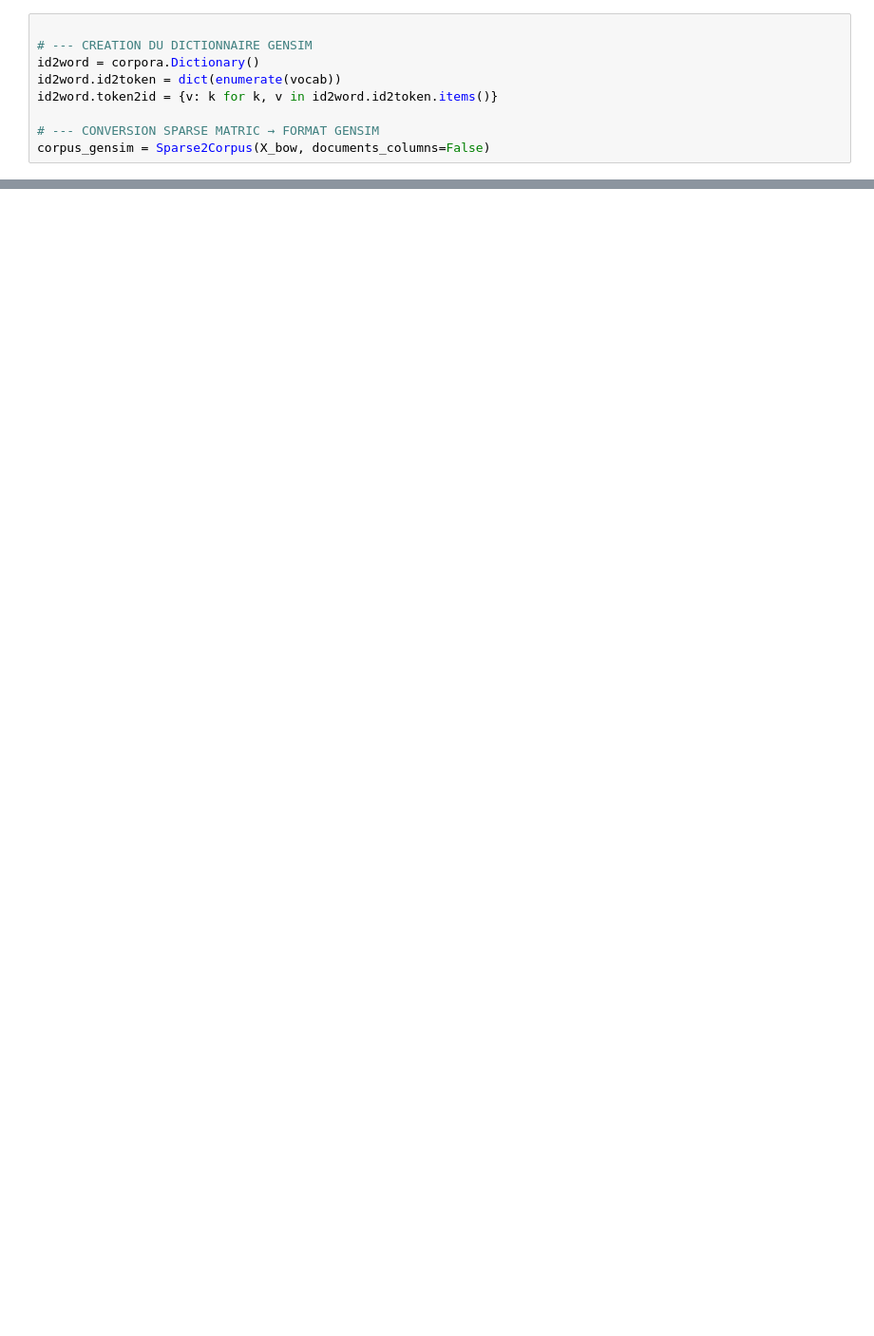
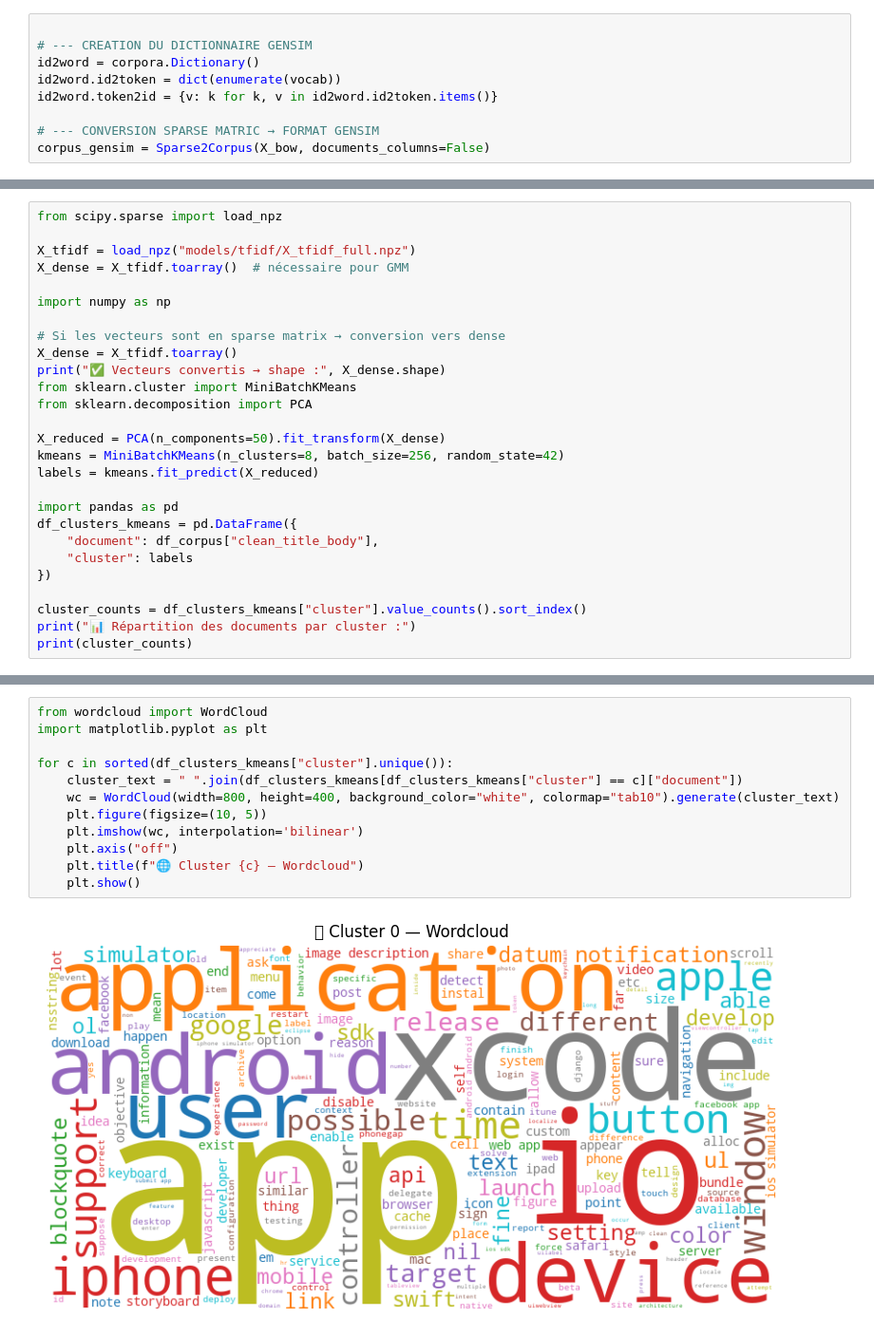
Before and after one commit to QuantumIza/tag-suggester, a Jupyter notebook: notebooks/3_modele_non_supervise_lda.ipynb, the cells around one changed output, grey strips where cells are left out. Shown at 95% size. Cells and saved outputs as stored; diff of their text form; blank space fills up the shorter version.

```diff
--- a/notebooks/3_modele_non_supervise_lda.ipynb
+++ b/notebooks/3_modele_non_supervise_lda.ipynb
@@ -175,0 +333,27 @@ for topic_id in range(num_topics):
+# %%
+from scipy.sparse import load_npz
+
+X_tfidf = load_npz("models/tfidf/X_tfidf_full.npz")
+X_dense = X_tfidf.toarray()  # nécessaire pour GMM
+
+import numpy as np
+
+# Si les vecteurs sont en sparse matrix → conversion vers dense
+X_dense = X_tfidf.toarray()
+print("✅ Vecteurs convertis → shape :", X_dense.shape)
+from sklearn.cluster import MiniBatchKMeans
+from sklearn.decomposition import PCA
+
+X_reduced = PCA(n_components=50).fit_transform(X_dense)
+kmeans = MiniBatchKMeans(n_clusters=8, batch_size=256, random_state=42)
+labels = kmeans.fit_predict(X_reduced)
+
+import pandas as pd
+df_clusters_kmeans = pd.DataFrame({
+    "document": df_corpus["clean_title_body"],
+    "cluster": labels
+})
+
+cluster_counts = df_clusters_kmeans["cluster"].value_counts().sort_index()
+print("📊 Répartition des documents par cluster :")
+print(cluster_counts)
@@ -175,0 +373,14 @@ for topic_id in range(num_topics):
+# %%
+from wordcloud import WordCloud
+import matplotlib.pyplot as plt
+
+for c in sorted(df_clusters_kmeans["cluster"].unique()):
+    cluster_text = " ".join(df_clusters_kmeans[df_clusters_kmeans["cluster"] == c]["document"])
+    wc = WordCloud(width=800, height=400, background_color="white", colormap="tab10").generate(cluster_text)
+    plt.figure(figsize=(10, 5))
+    plt.imshow(wc, interpolation='bilinear')
+    plt.axis("off")
+    plt.title(f"🌐 Cluster {c} — Wordcloud")
+    plt.show()
+# %% [output]
+[figure, added]
```
Also changed, not shown: parts of 43 cells of this notebook.
